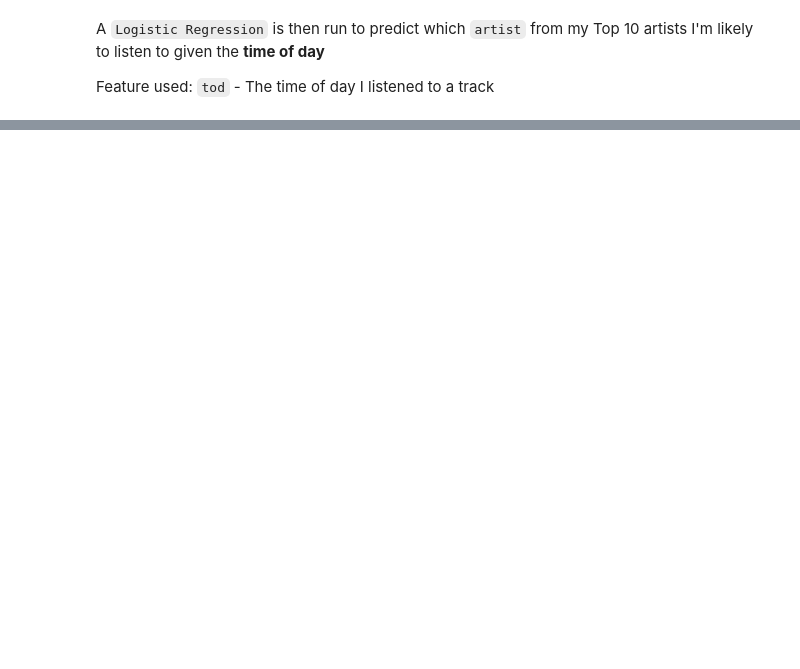
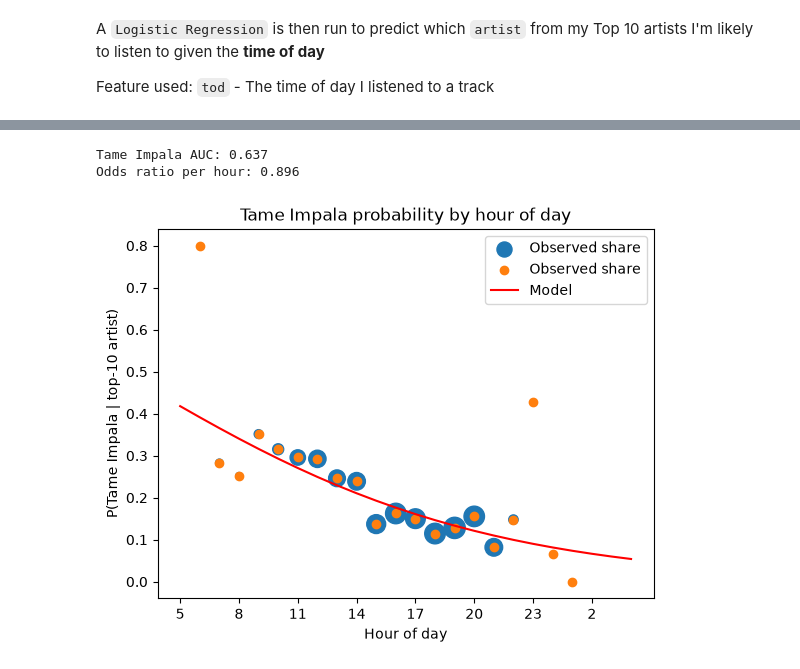
Before and after one commit to lambert-27/lastfm-datasci-portfolio, a Jupyter notebook: LastFMLinearRegression.ipynb, the cells around one changed output, grey strips where cells are left out. Saved outputs shown, nothing was run; the diff lists cells and outputs as text; code cells hidden in the pictures; blank space fills up the shorter version.

Commit message:
Added a Tame Impala probability by hour of day plot

```diff
--- a/LastFMLinearRegression.ipynb
+++ b/LastFMLinearRegression.ipynb
@@ -129,3 +113,42 @@ afternoon         0.21
 evening           0.13
 night             0.17
 [figure]
+# %%
+subset['hours_since_5'] = (subset['hour'] - 5) % 24
+def artist_hour_model(artist_name):
+    # Binary logistic regression: is this scrobble the chosen artist, given the hour
+    data = subset.copy()
+    data['is_target'] = (data['artist'] == artist_name).astype(int)
+
+    X = data[['hours_since_5']]
+    y = data['is_target']
+    X_train, X_test, y_train, y_test = train_test_split(
+        X, y, test_size=0.2, random_state=42, stratify=y
+    )
+
+    model = LogisticRegression(max_iter=1000)
+    model.fit(X_train, y_train)
+
+    auc = roc_auc_score(y_test, model.predict_proba(X_test)[:, 1])
+    print(artist_name, 'AUC:', round(auc, 3))
+    print('Odds ratio per hour:', np.exp(model.coef_[0][0]).round(3))
+
+    hrs = np.arange(0, 24)
+    curve = model.predict_proba(pd.DataFrame({'hours_since_5': hrs}))[:, 1]
+    observed = data.groupby('hours_since_5')['is_target'].mean()
+    counts = data.groupby('hours_since_5').size()
+    plt.scatter(observed.index, observed.values, s=counts.loc[observed.index] / 5, label='Observed share')
+    plt.scatter(observed.index, observed.values, label='Observed share')
+    plt.plot(hrs, curve, color='red', label='Model')
+    plt.xticks(range(0, 24, 3), [(h + 5) % 24 for h in range(0, 24, 3)])
+    plt.xlabel('Hour of day')
+    plt.ylabel(f'P({artist_name} | top-10 artist)')
+    plt.title(f'{artist_name} probability by hour of day')
+    plt.legend()
+    plt.show()
+
+artist_hour_model('Tame Impala')
+# %% [output]
+Tame Impala AUC: 0.637
+Odds ratio per hour: 0.896
+[figure, added]
```
Also changed, not shown: parts of 4 cells of this notebook, 5 other files.
